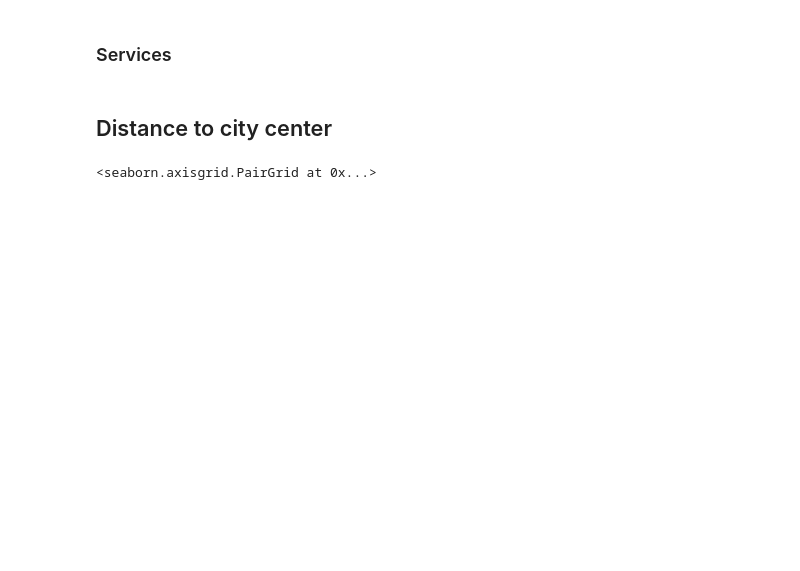
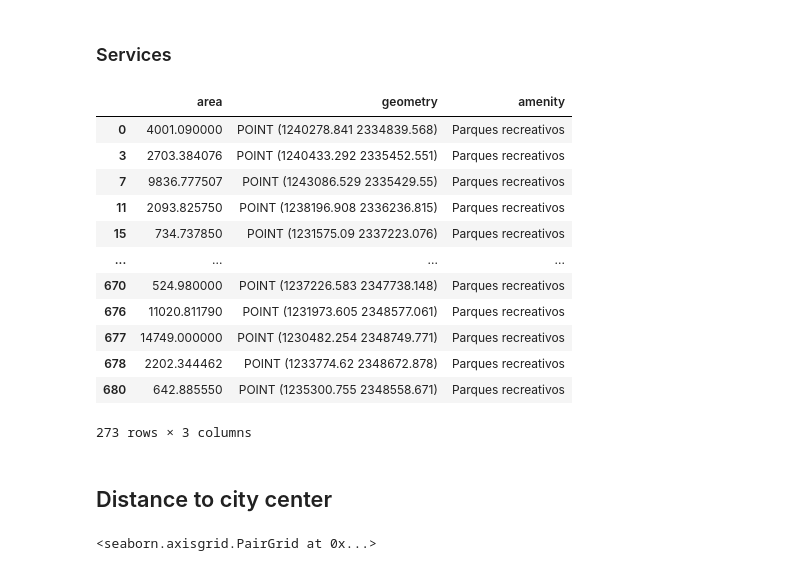
Before and after one commit to RodolfoFigueroa/housing_choice, a Jupyter notebook: 05_col_stats.ipynb, the cells around one changed output. Cells and saved outputs as stored; diff of their text form; code cells hidden in the pictures; blank space fills up the shorter version.

```diff
--- a/05_col_stats.ipynb
+++ b/05_col_stats.ipynb
@@ -184,3 +216,19 @@ df_col = (
+# %%
+df_park
+# %% [output]
+|  | area | geometry | amenity |
+| 0 | 4001.090000 | POINT (1240278.841 2334839.568) | Parques recreativos |
+| 3 | 2703.384076 | POINT (1240433.292 2335452.551) | Parques recreativos |
+| 7 | 9836.777507 | POINT (1243086.529 2335429.55) | Parques recreativos |
+| 11 | 2093.825750 | POINT (1238196.908 2336236.815) | Parques recreativos |
+| 15 | 734.737850 | POINT (1231575.09 2337223.076) | Parques recreativos |
+| ... | ... | ... | ... |
+| 670 | 524.980000 | POINT (1237226.583 2347738.148) | Parques recreativos |
+| 676 | 11020.811790 | POINT (1231973.605 2348577.061) | Parques recreativos |
+| 677 | 14749.000000 | POINT (1230482.254 2348749.771) | Parques recreativos |
+| 678 | 2202.344462 | POINT (1233774.62 2348672.878) | Parques recreativos |
+| 680 | 642.885550 | POINT (1235300.755 2348558.671) | Parques recreativos |
+273 rows × 3 columns
 # %%
 df_mesh = gpd.read_file(generated_path / "mesh_accessibility.gpkg")
 # %%
```
Also changed, not shown: parts of 18 cells of this notebook, 4 other files.
